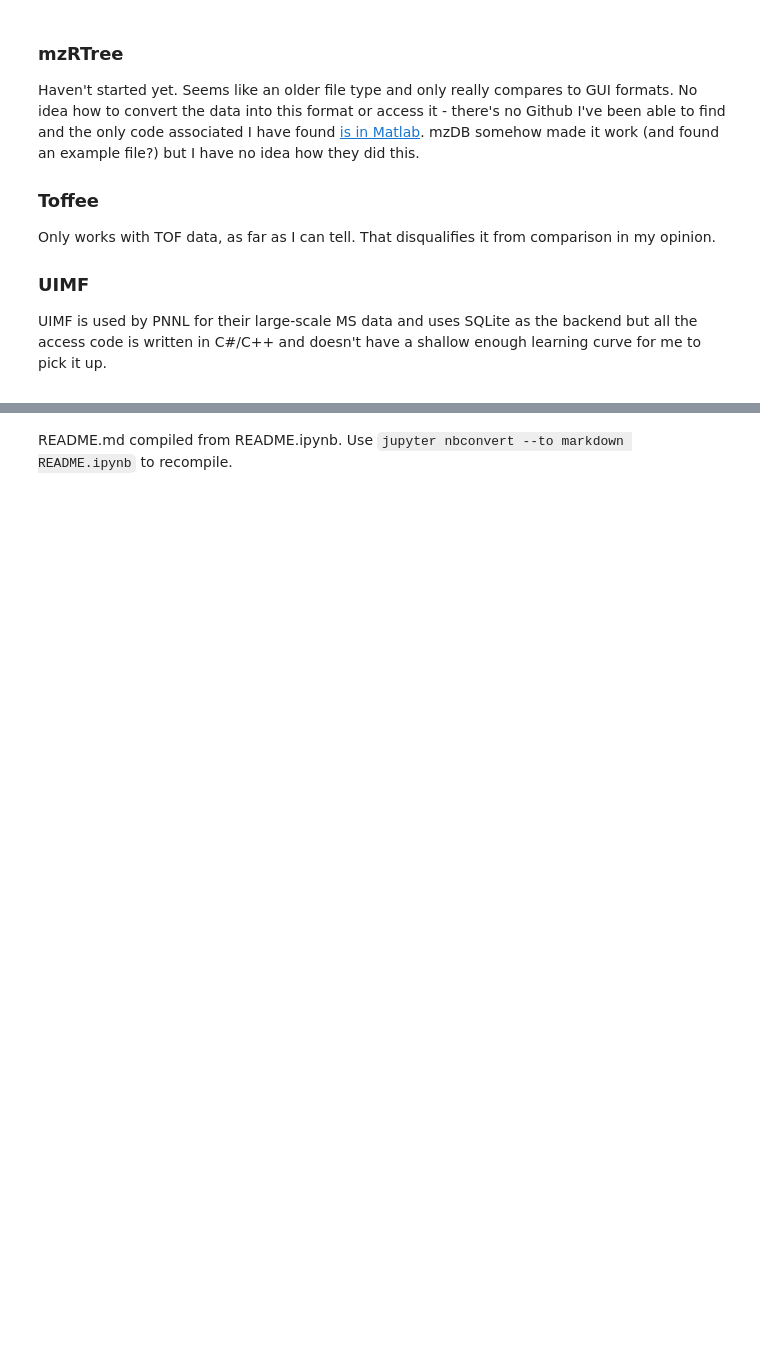
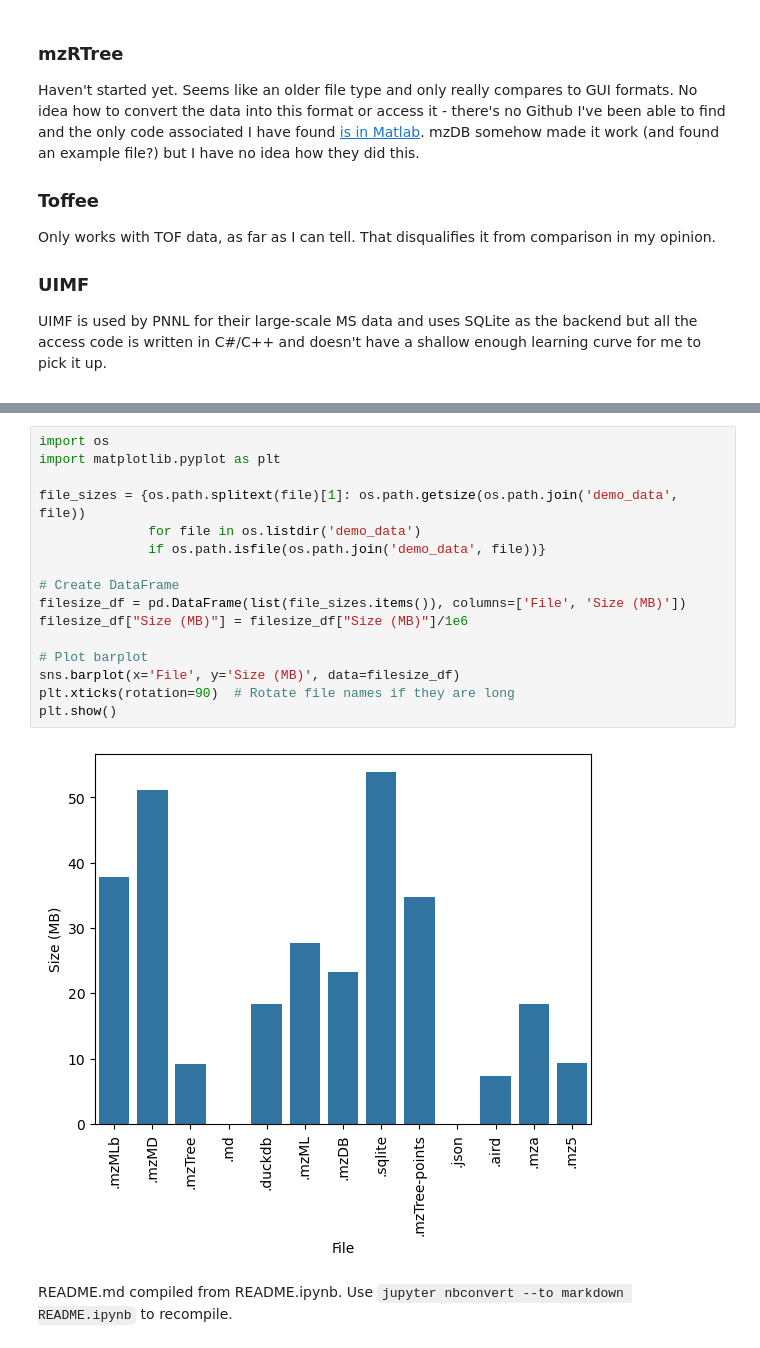
Before and after one commit to wkumler/mzsql, a Jupyter notebook: README.ipynb, the cells around one changed output, grey strips where cells are left out. Saved outputs shown, nothing was run; the diff lists cells and outputs as text; folded sections open; blank space fills up the shorter version.

```diff
--- a/README.ipynb
+++ b/README.ipynb
@@ -224,2 +250,20 @@ UIMF is used by PNNL for their large-scale MS data and uses SQLite as the backen
+# %%
+import os
+import matplotlib.pyplot as plt
+
+file_sizes = {os.path.splitext(file)[1]: os.path.getsize(os.path.join('demo_data', file))
+              for file in os.listdir('demo_data')
+              if os.path.isfile(os.path.join('demo_data', file))}
+
+# Create DataFrame
+filesize_df = pd.DataFrame(list(file_sizes.items()), columns=['File', 'Size (MB)'])
+filesize_df["Size (MB)"] = filesize_df["Size (MB)"]/1e6
+
+# Plot barplot
+sns.barplot(x='File', y='Size (MB)', data=filesize_df)
+plt.xticks(rotation=90)  # Rotate file names if they are long
+plt.show()
+# %% [output]
+[figure, added]
 # %% [markdown]
 README.md compiled from README.ipynb. Use `jupyter nbconvert --to markdown README.ipynb` to recompile.
```
Also changed, not shown: parts of 2 cells of this notebook, 1 other file.
